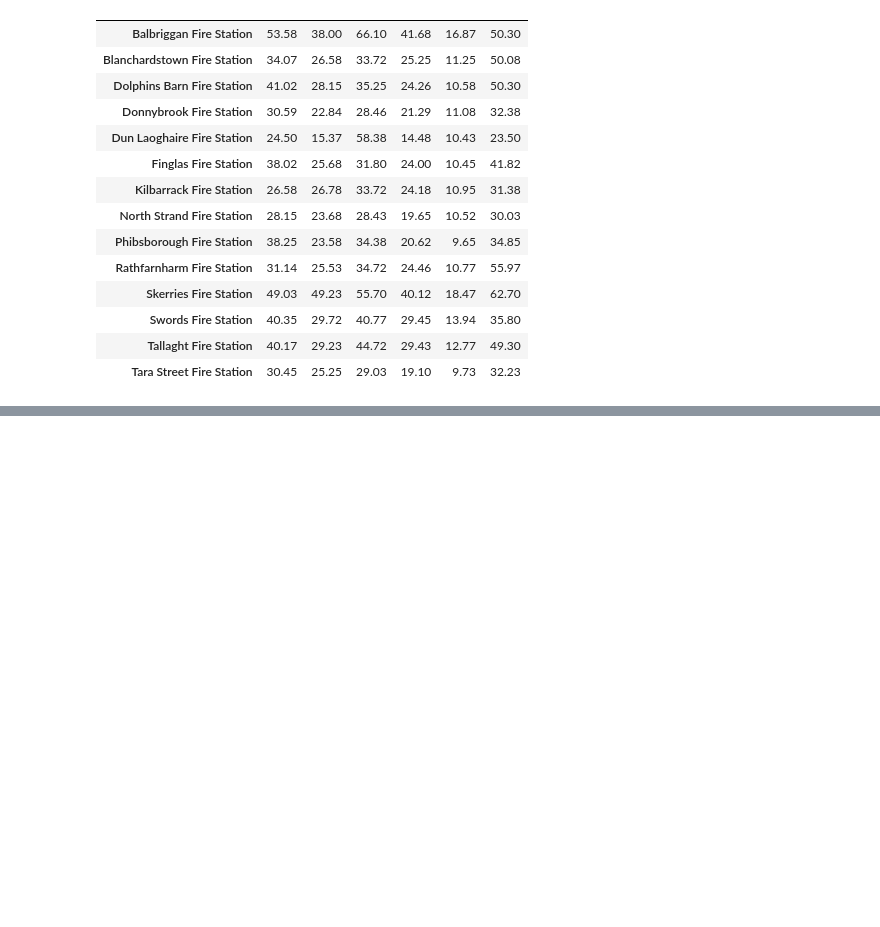
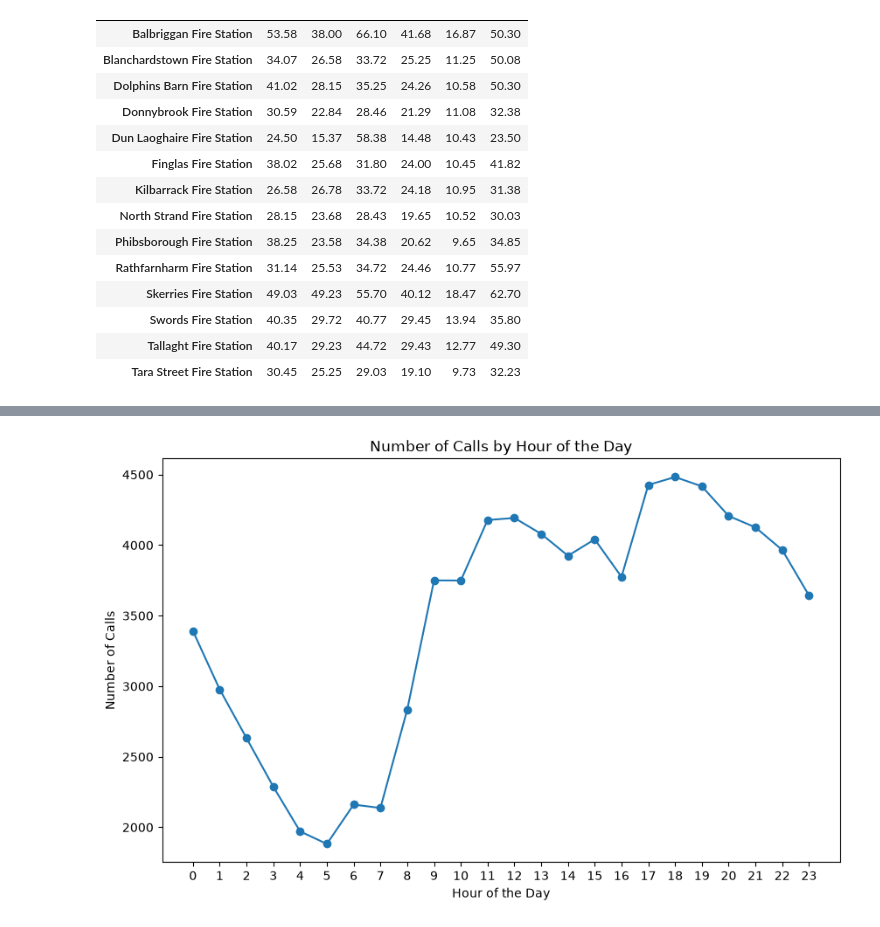
Before and after one commit to oscar-juarez-cct/ambulance-incidents, a Jupyter notebook: ambulance-incidents.ipynb, the cells around one changed output, grey strips where cells are left out. Cells and saved outputs as stored; diff of their text form; code cells hidden in the pictures; blank space fills up the shorter version.

```diff
--- a/ambulance-incidents.ipynb
+++ b/ambulance-incidents.ipynb
@@ -383,0 +480,13 @@ display(response_df)
+# %%
+# Count of calls by hour of the day
+df["hour_of_day"] = pd.to_datetime(df["TOC"], format="%H:%M:%S").dt.hour
+calls_per_hour = df.groupby("hour_of_day").size()
+plt.figure(figsize=(10, 6))
+plt.plot(calls_per_hour.index, calls_per_hour.values, marker='o')
+plt.xticks(ticks=range(0, 24), labels=[hour for hour in range(0, 24)])
+plt.title("Number of Calls by Hour of the Day")
+plt.xlabel("Hour of the Day")
+plt.ylabel("Number of Calls")
+plt.show()
+# %% [output]
+[figure, added]
```
Also changed, not shown: parts of 18 cells of this notebook.
